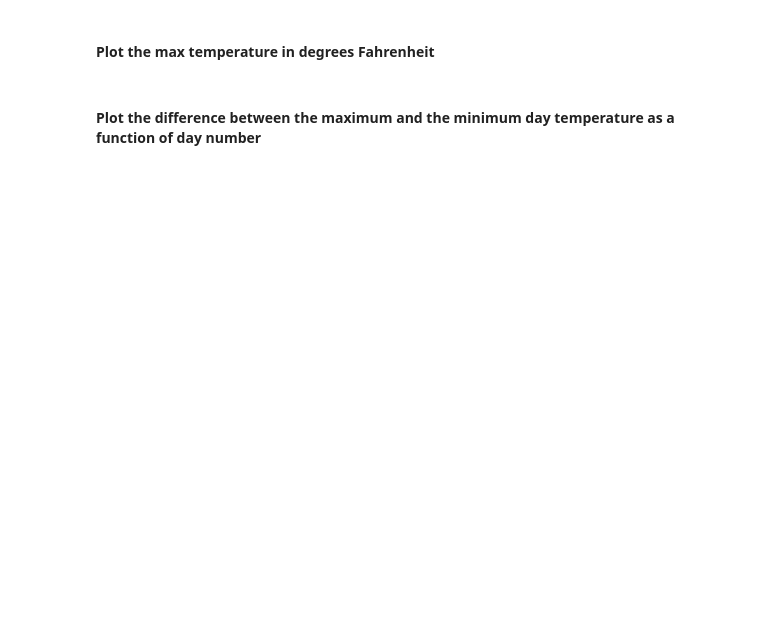
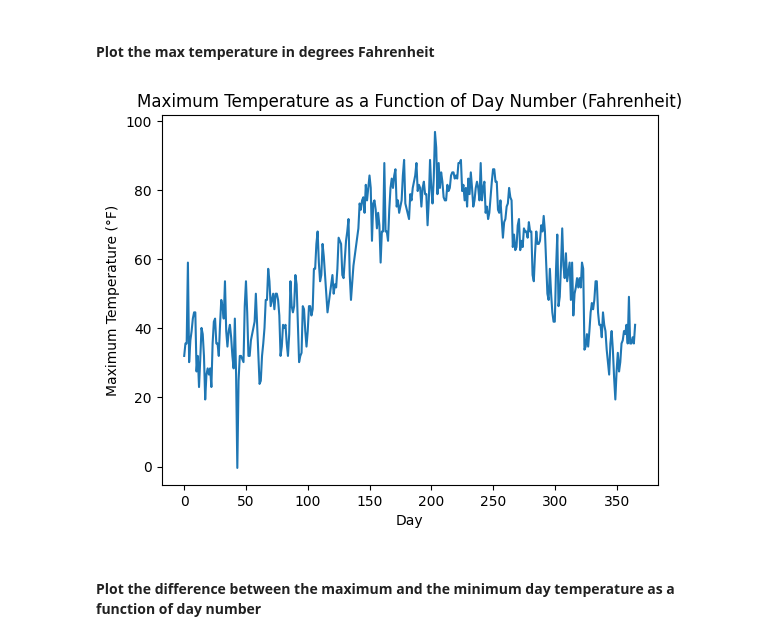
Before and after one commit to 91MLP/COMP3122, a Jupyter notebook: Lab_Week3_Numpy/lab3_Exercise.ipynb, the cells around one changed output. Saved outputs shown, nothing was run; the diff lists cells and outputs as text; code cells hidden in the pictures; blank space fills up the shorter version.

```diff
--- a/Lab_Week3_Numpy/lab3_Exercise.ipynb
+++ b/Lab_Week3_Numpy/lab3_Exercise.ipynb
@@ -312,4 +326,13 @@ dtype('float64')
 # %% [markdown]
 #### Plot the max temperature in degrees Fahrenheit
+# %%
+maxt_f = maxt * 9/5 + 32
+plt.plot(day, maxt_f)
+plt.xlabel("Day")
+plt.ylabel("Maximum Temperature (°F)")
+plt.title("Maximum Temperature as a Function of Day Number (Fahrenheit)")
+plt.show()
+# %% [output]
+[figure, added]
 # %% [markdown]
 #### Plot the difference between the maximum and the minimum day temperature as a function of day number
```
Also changed, not shown: parts of 11 cells of this notebook.
